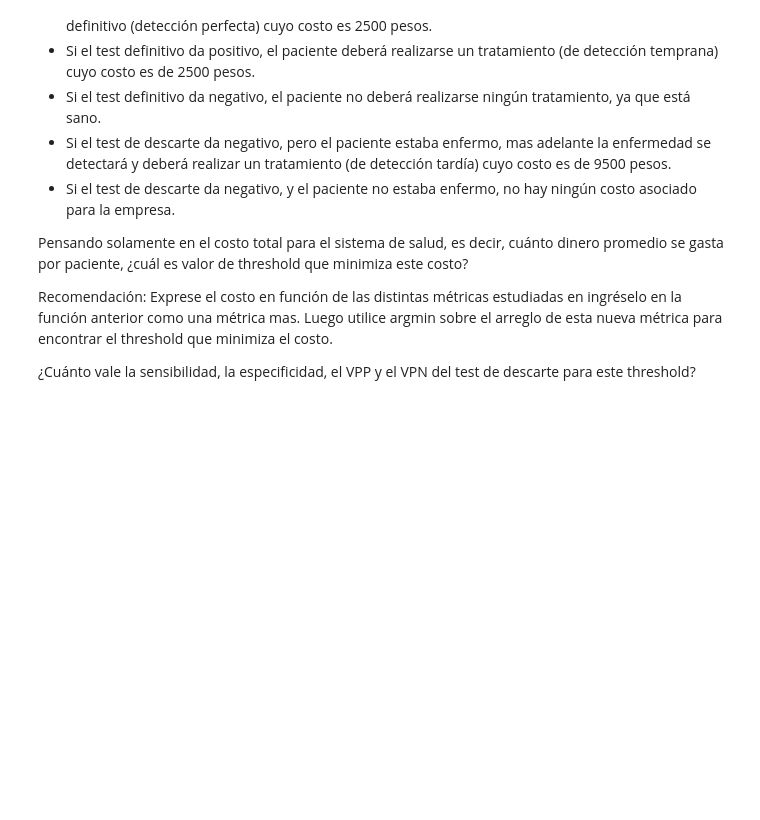
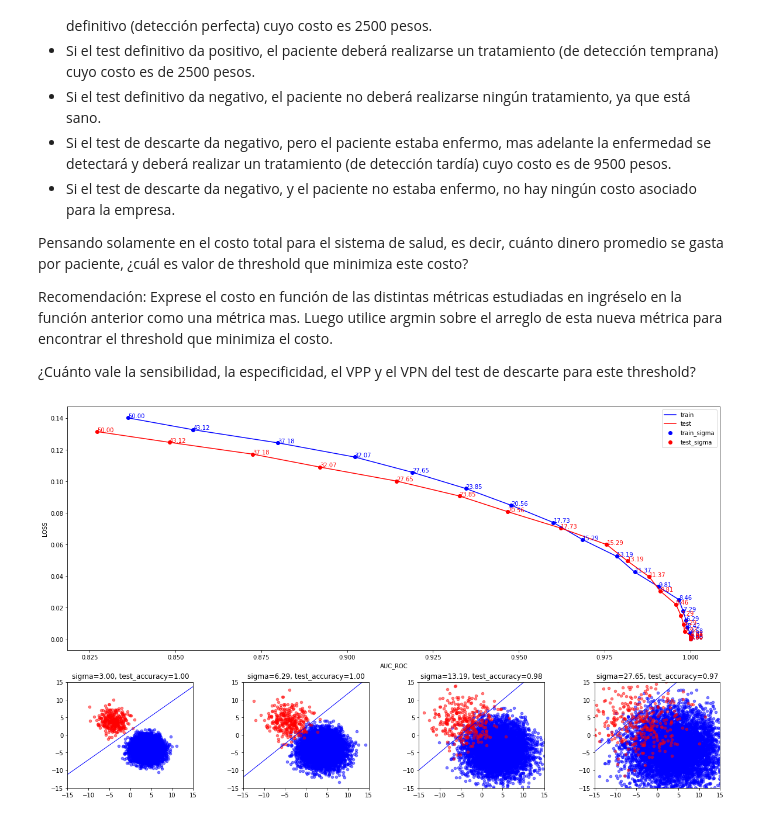
Before and after one commit to LCaravaggio/DeepLearning_ITBA, a Jupyter notebook: Lab_1_Curva_ROC.ipynb, the cells around one changed output. Cells and saved outputs as stored; diff of their text form; code cells hidden in the pictures; blank space fills up the shorter version.

```diff
--- a/Lab_1_Curva_ROC.ipynb
+++ b/Lab_1_Curva_ROC.ipynb
@@ -203,34 +196,36 @@ grid = plt.GridSpec(plots-1, plots, wspace=0.4, hspace=0.3)
 sigmas=np.geomspace(3,50,res)
 plot_number=0
 for idx,s in enumerate(sigmas):
-    X_train, X_test, y_train, y_test=generate_gaussians(N1=1000,N2=20000,mu1=[-4,4],mu2=[4,-4],s=s)
+    X_train, X_test, y_train, y_test=generate_gaussians(N0=1000,N1=20000,mu0=[-4,4],mu1=[4,-4],s=s)
     clf=SGDClassifier(loss='log',penalty=None,max_iter=1000,tol=1e-6,learning_rate='adaptive',eta0=0.1)
     clf.fit(X_train,y_train)
     y_train_pred_proba=clf.predict_proba(X_train)[:,1]
     roc,loss=plot_metrics(y_train,y_train_pred_proba,plot_ROC=False,num=10)
     auc_rocs_train.append(roc)
     losses_train.append(loss)
     y_test_pred_proba=clf.predict_proba(X_test)[:,1]
     roc,loss=plot_metrics(y_test,y_test_pred_proba,num=10)
     auc_rocs_test.append(roc)
     losses_test.append(loss)
     if idx % aux == 0:
         ax=plt.subplot(grid[(plots-2):plots-1, plot_number:(plot_number+1)])
         helper.plotBoundary(X_test,y_test,clf,ax=ax,mins=[-15,-15],maxs=[15,15])
         ax.set_xlim([-15,15])
         ax.set_ylim([-15,15])
         acc=clf.score(X_test,y_test)
         ax.set_title("sigma={:.2f}, test_accuracy={:.2f}".format(s,acc))
         plot_number += 1
 plt.subplot(grid[:-1,:])
 plt.plot(auc_rocs_train,losses_train,label="train",c="b")
 plt.plot(auc_rocs_test,losses_test,label="test",c="r")
 plt.scatter(auc_rocs_train,losses_train,c="b",label="train_sigma")
 plt.scatter(auc_rocs_test,losses_test,c="r",label="test_sigma")
 for idx,s in enumerate(sigmas):
     plt.text(auc_rocs_train[idx],losses_train[idx],"{:.2f}".format(s),color="b")
     plt.text(auc_rocs_test[idx],losses_test[idx],"{:.2f}".format(s),color="r")
 plt.legend()
 plt.xlabel("AUC_ROC")
 plt.ylabel("LOSS")
 plt.show()
+# %% [output]
+[figure, added]
```
Also changed, not shown: parts of 1 cell of this notebook.
